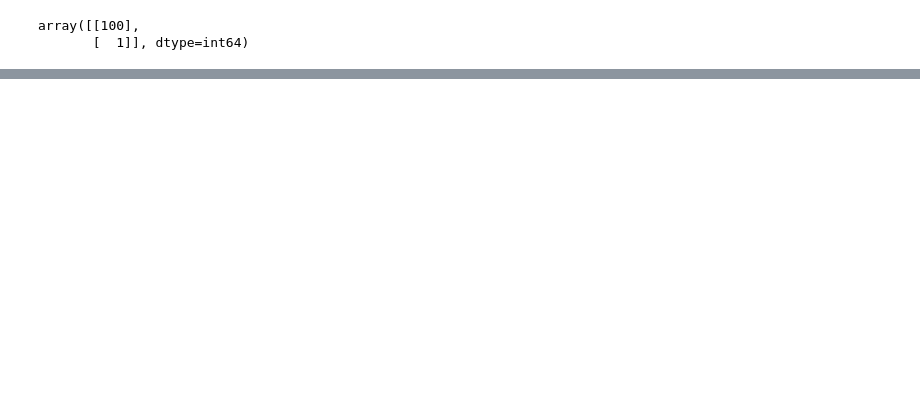
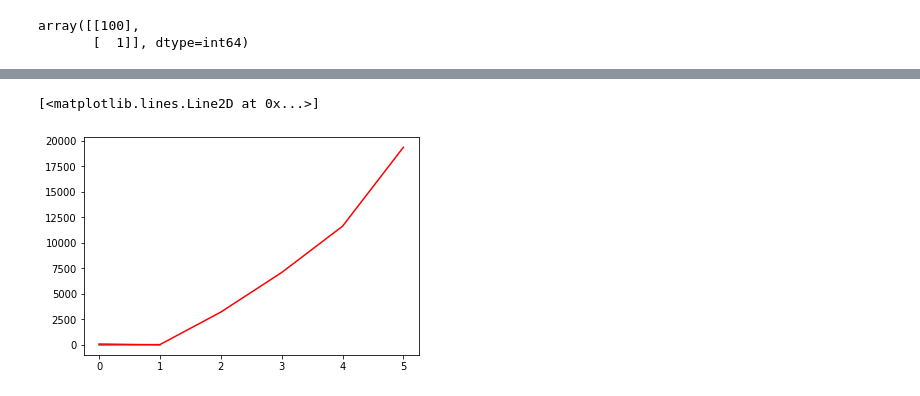
Before and after one commit to Chanuga/ForcastingWithArima, a Jupyter notebook: trend.ipynb, the cells around one changed output, grey strips where cells are left out. Cells and saved outputs as stored; diff of their text form; code cells hidden in the pictures; blank space fills up the shorter version.

```diff
--- a/trend.ipynb
+++ b/trend.ipynb
@@ -68,0 +92,6 @@ AttributeError: 'numpy.ndarray' object has no attribute 'plot'
+# %%
+plt.plot(test)
+plt.plot(predictionsOfArima,color='red')
+# %% [output]
+[<matplotlib.lines.Line2D at 0x...>]
+[figure, added]
```
Also changed, not shown: parts of 11 cells of this notebook, 1 other file.
